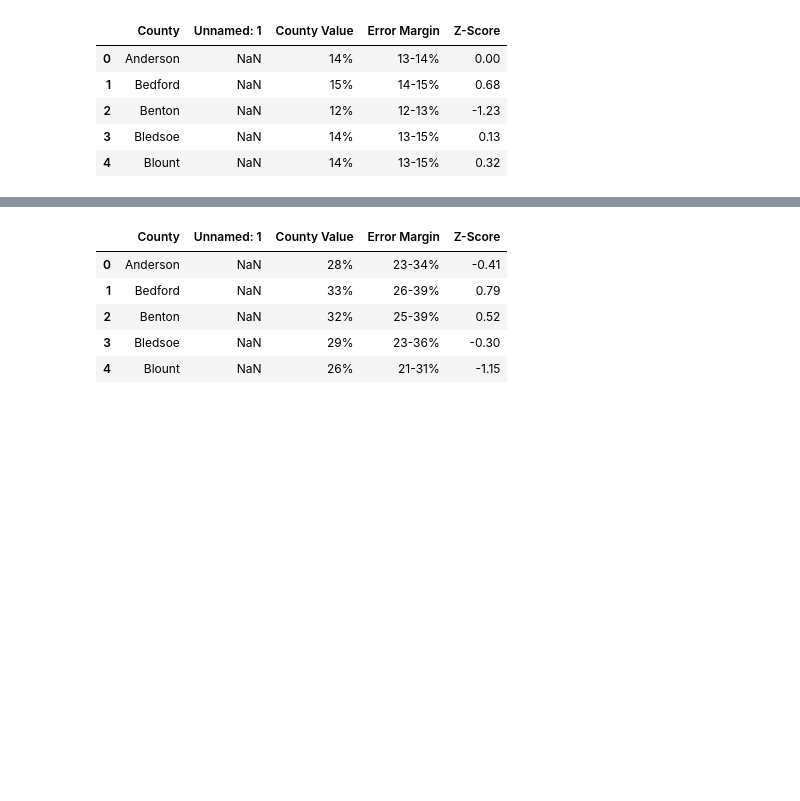
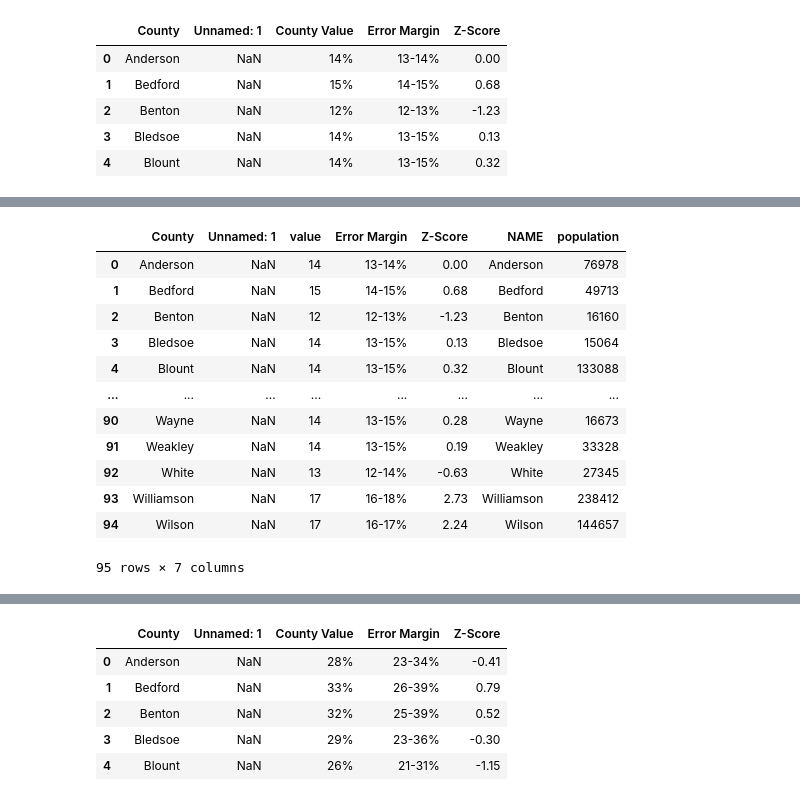
Before and after one commit to bsfcs/smile-on-black_panther, a Jupyter notebook: smile-big4.ipynb, the cells around one changed output, grey strips where cells are left out. Cells and saved outputs as stored; diff of their text form; code cells hidden in the pictures; blank space fills up the shorter version.

```diff
--- a/smile-big4.ipynb
+++ b/smile-big4.ipynb
@@ -12,0 +42,3 @@ drinking.head()
+# %%
+drink_pop['County Value'] = drink_pop['County Value'].str.replace('%', '')
+drink_pop.head(1)
@@ -12,0 +63,3 @@ drinking.head()
+# %%
+drink_pop['population'] = drink_pop['population'].str.replace(',','')
+drink_pop.head(1)
@@ -12,0 +69,4 @@ drinking.head()
+# %%
+drink_pop['population'] = drink_pop['population'].astype(int)
+# %%
+drink_pop = drink_pop.rename(columns = {'County Value': 'value'})
@@ -12,0 +92,16 @@ drinking.head()
+# %%
+drink_pop.drop(columns = {'popperc'})
+# %% [output]
+|  | County | Unnamed: 1 | value | Error Margin | Z-Score | NAME | population |
+| 0 | Anderson | NaN | 14 | 13-14% | 0.00 | Anderson | 76978 |
+| 1 | Bedford | NaN | 15 | 14-15% | 0.68 | Bedford | 49713 |
+| 2 | Benton | NaN | 12 | 12-13% | -1.23 | Benton | 16160 |
+| 3 | Bledsoe | NaN | 14 | 13-15% | 0.13 | Bledsoe | 15064 |
+| 4 | Blount | NaN | 14 | 13-15% | 0.32 | Blount | 133088 |
+| ... | ... | ... | ... | ... | ... | ... | ... |
+| 90 | Wayne | NaN | 14 | 13-15% | 0.28 | Wayne | 16673 |
+| 91 | Weakley | NaN | 14 | 13-15% | 0.19 | Weakley | 33328 |
+| 92 | White | NaN | 13 | 12-14% | -0.63 | White | 27345 |
+| 93 | Williamson | NaN | 17 | 16-18% | 2.73 | Williamson | 238412 |
+| 94 | Wilson | NaN | 17 | 16-17% | 2.24 | Wilson | 144657 |
+95 rows × 7 columns
```
Also changed, not shown: parts of 14 cells of this notebook.
